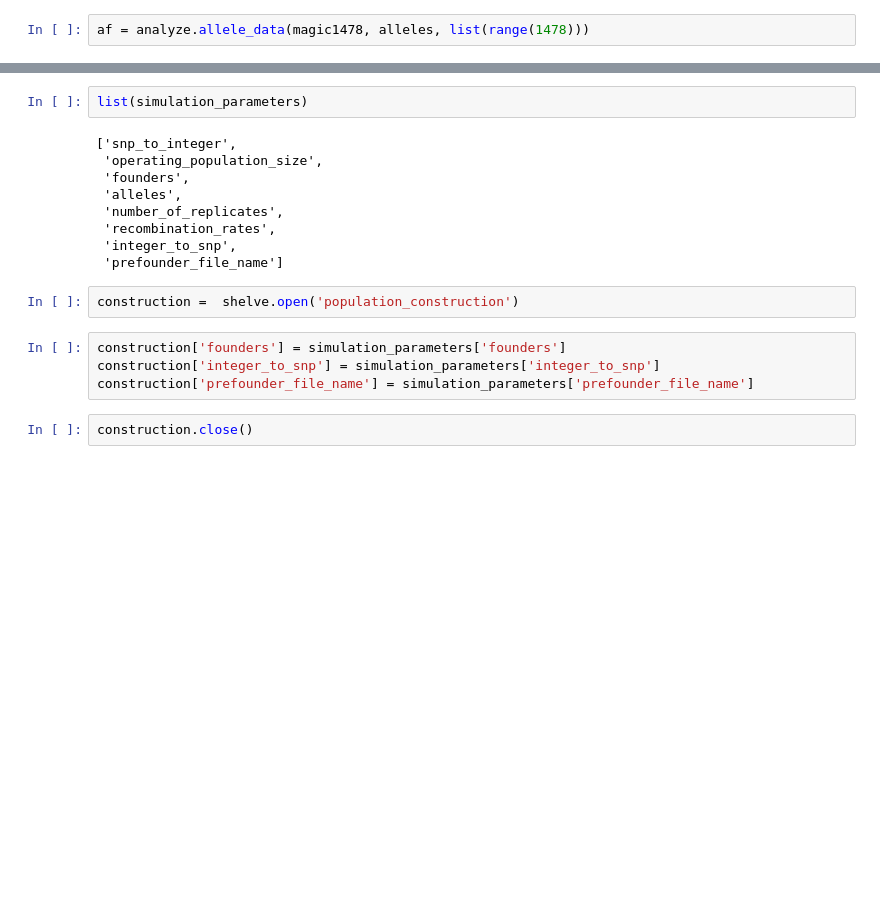
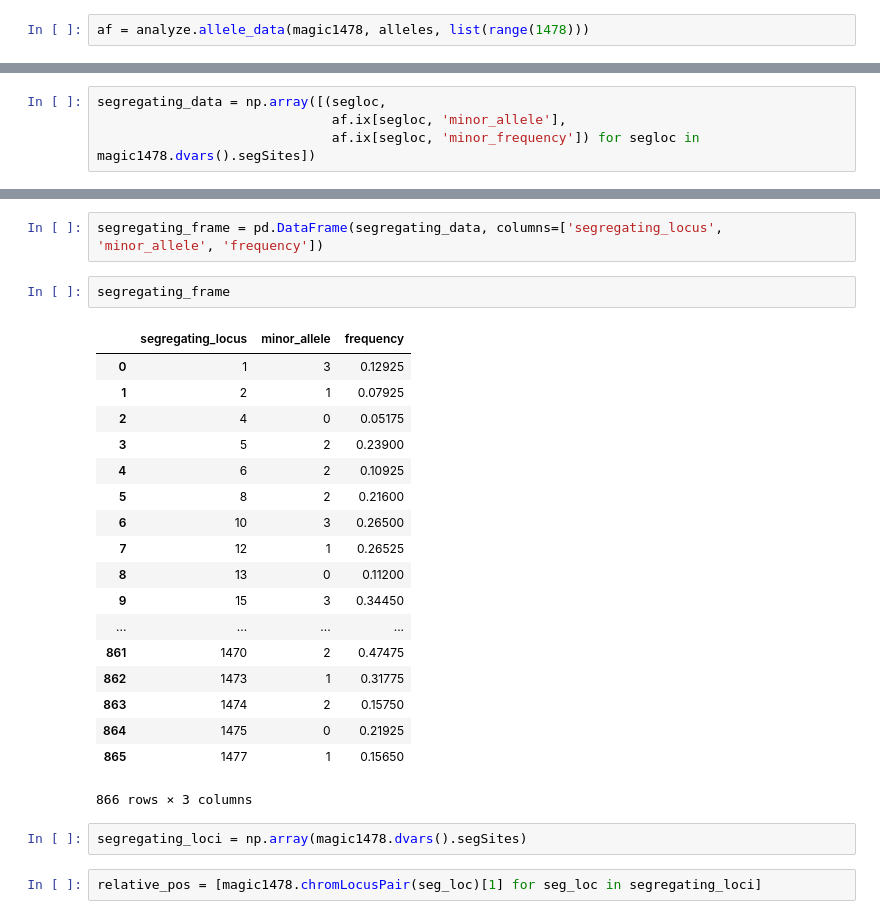
Before and after one commit to maizeatlas/saegus, a Jupyter notebook: devel/magic/1478/run_daoko_girl_development.ipynb, the cells around one changed output, grey strips where cells are left out. Drawn from its saved outputs; the diff is of its cells as text; blank space fills up the shorter version.

```diff
--- a/devel/magic/1478/run_daoko_girl_development.ipynb
+++ b/devel/magic/1478/run_daoko_girl_development.ipynb
@@ -44,3 +229,7 @@ af = analyze.allele_data(magic1478, alleles, list(range(1478)))
+# %%
+segregating_data = np.array([(segloc,
+                              af.ix[segloc, 'minor_allele'],
+                              af.ix[segloc, 'minor_frequency']) for segloc in magic1478.dvars().segSites])
 # %%
 af
 # %% [output]
@@ -114,19 +254,27 @@ simulation_parameters['integer_to_snp']
-# %%
-list(simulation_parameters)
-# %% [output]
-['snp_to_integer',
- 'operating_population_size',
- 'founders',
- 'alleles',
- 'number_of_replicates',
- 'recombination_rates',
- 'integer_to_snp',
- 'prefounder_file_name']
-# %%
-construction =  shelve.open('population_construction')
-# %%
-construction['founders'] = simulation_parameters['founders']
-construction['integer_to_snp'] = simulation_parameters['integer_to_snp']
-construction['prefounder_file_name'] = simulation_parameters['prefounder_file_name']
-# %%
-construction.close()
+# %%
+segregating_frame = pd.DataFrame(segregating_data, columns=['segregating_locus', 'minor_allele', 'frequency'])
+# %%
+segregating_frame
+# %% [output]
+|  | segregating_locus | minor_allele | frequency |
+| 0 | 1 | 3 | 0.12925 |
+| 1 | 2 | 1 | 0.07925 |
+| 2 | 4 | 0 | 0.05175 |
+| 3 | 5 | 2 | 0.23900 |
+| 4 | 6 | 2 | 0.10925 |
+| 5 | 8 | 2 | 0.21600 |
+| 6 | 10 | 3 | 0.26500 |
+| 7 | 12 | 1 | 0.26525 |
+| 8 | 13 | 0 | 0.11200 |
+| 9 | 15 | 3 | 0.34450 |
+| ... | ... | ... | ... |
+| 861 | 1470 | 2 | 0.47475 |
+| 862 | 1473 | 1 | 0.31775 |
+| 863 | 1474 | 2 | 0.15750 |
+| 864 | 1475 | 0 | 0.21925 |
+| 865 | 1477 | 1 | 0.15650 |
+866 rows × 3 columns
+# %%
+segregating_loci = np.array(magic1478.dvars().segSites)
+# %%
+relative_pos = [magic1478.chromLocusPair(seg_loc)[1] for seg_loc in segregating_loci]
```
Also changed, not shown: parts of 58 cells of this notebook, 20 other files.
